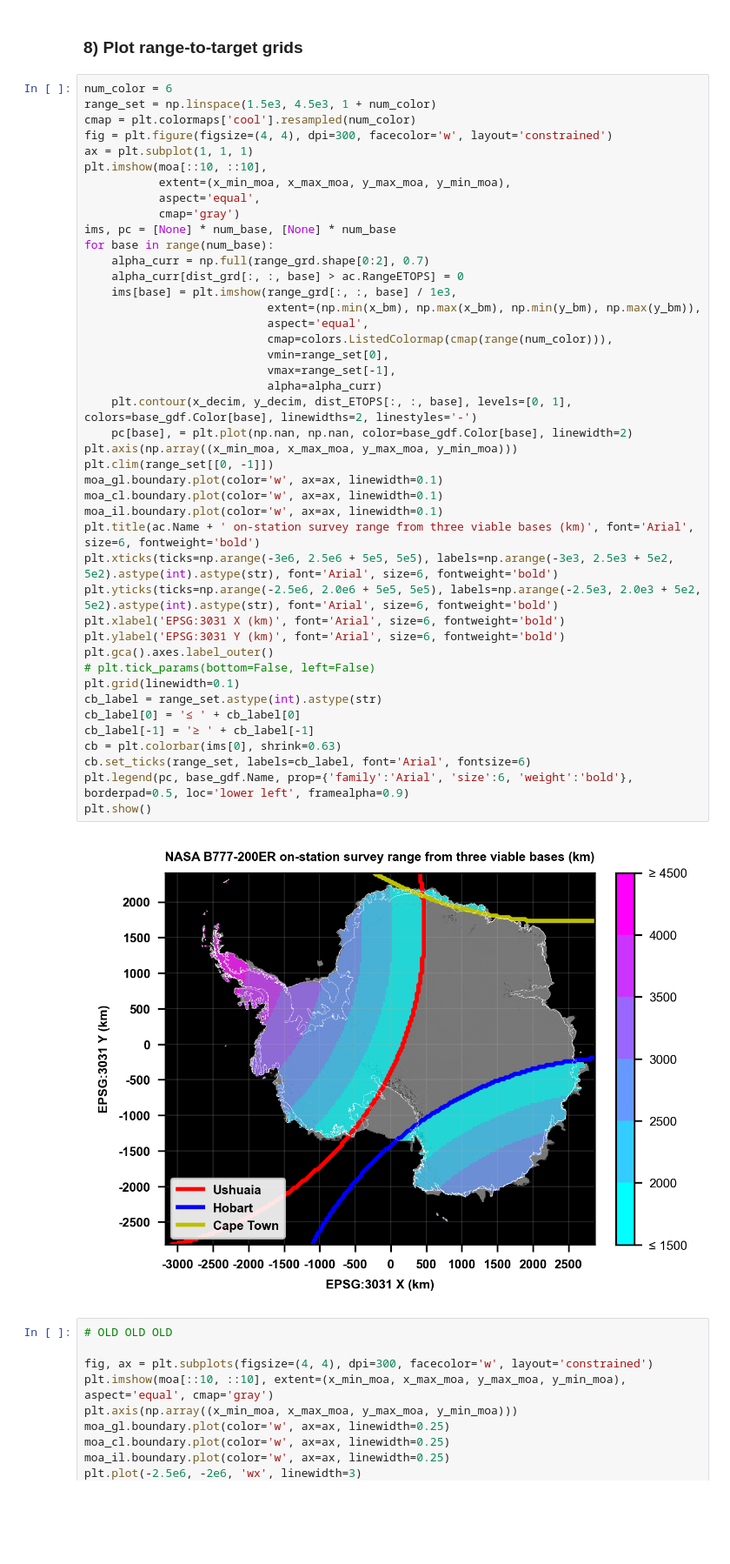
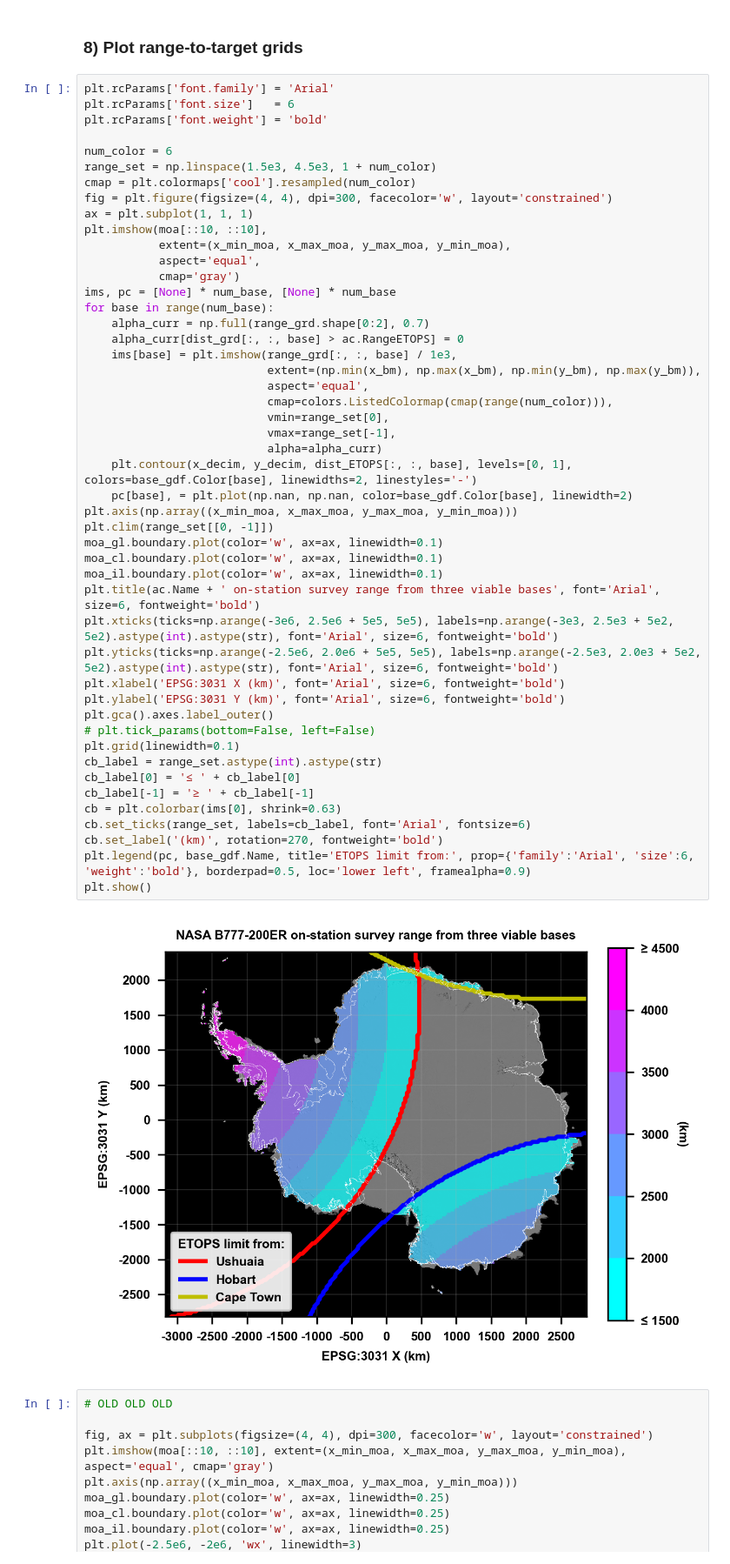
Before and after one commit to mstudinger/airborne_tool_suite, a Jupyter notebook: Python/B777/B777_range_Antarctica.ipynb, the cells around one changed output. Shown: that part at 87% size. Drawn from its saved outputs; the diff is of its cells as text; blank space fills up the shorter version.

```diff
--- a/Python/B777/B777_range_Antarctica.ipynb
+++ b/Python/B777/B777_range_Antarctica.ipynb
@@ -385,6 +389,10 @@ for pt in range(len(ind_mask)):
 # %% [markdown]
 ### 8) Plot range-to-target grids
 # %%
+plt.rcParams['font.family'] = 'Arial'
+plt.rcParams['font.size']   = 6
+plt.rcParams['font.weight'] = 'bold'
+
 num_color = 6
 range_set = np.linspace(1.5e3, 4.5e3, 1 + num_color)
 cmap = plt.colormaps['cool'].resampled(num_color)
@@ -399,36 +407,37 @@ for base in range(num_base):
     alpha_curr = np.full(range_grd.shape[0:2], 0.7)
     alpha_curr[dist_grd[:, :, base] > ac.RangeETOPS] = 0
     ims[base] = plt.imshow(range_grd[:, :, base] / 1e3,
                            extent=(np.min(x_bm), np.max(x_bm), np.min(y_bm), np.max(y_bm)),
                            aspect='equal',
                            cmap=colors.ListedColormap(cmap(range(num_color))),
                            vmin=range_set[0],
                            vmax=range_set[-1],
                            alpha=alpha_curr)
     plt.contour(x_decim, y_decim, dist_ETOPS[:, :, base], levels=[0, 1], colors=base_gdf.Color[base], linewidths=2, linestyles='-')
     pc[base], = plt.plot(np.nan, np.nan, color=base_gdf.Color[base], linewidth=2)
 plt.axis(np.array((x_min_moa, x_max_moa, y_max_moa, y_min_moa)))
 plt.clim(range_set[[0, -1]])
 moa_gl.boundary.plot(color='w', ax=ax, linewidth=0.1)
 moa_cl.boundary.plot(color='w', ax=ax, linewidth=0.1)
 moa_il.boundary.plot(color='w', ax=ax, linewidth=0.1)
-plt.title(ac.Name + ' on-station survey range from three viable bases (km)', font='Arial', size=6, fontweight='bold')
+plt.title(ac.Name + ' on-station survey range from three viable bases', font='Arial', size=6, fontweight='bold')
 plt.xticks(ticks=np.arange(-3e6, 2.5e6 + 5e5, 5e5), labels=np.arange(-3e3, 2.5e3 + 5e2, 5e2).astype(int).astype(str), font='Arial', size=6, fontweight='bold')
 plt.yticks(ticks=np.arange(-2.5e6, 2.0e6 + 5e5, 5e5), labels=np.arange(-2.5e3, 2.0e3 + 5e2, 5e2).astype(int).astype(str), font='Arial', size=6, fontweight='bold')
 plt.xlabel('EPSG:3031 X (km)', font='Arial', size=6, fontweight='bold')
 plt.ylabel('EPSG:3031 Y (km)', font='Arial', size=6, fontweight='bold')
 plt.gca().axes.label_outer()
 # plt.tick_params(bottom=False, left=False)
 plt.grid(linewidth=0.1)
 cb_label = range_set.astype(int).astype(str)
 cb_label[0] = '≤ ' + cb_label[0]
 cb_label[-1] = '≥ ' + cb_label[-1]
 cb = plt.colorbar(ims[0], shrink=0.63)
 cb.set_ticks(range_set, labels=cb_label, font='Arial', fontsize=6)
-plt.legend(pc, base_gdf.Name, prop={'family':'Arial', 'size':6, 'weight':'bold'}, borderpad=0.5, loc='lower left', framealpha=0.9)
+cb.set_label('(km)', rotation=270, fontweight='bold')
+plt.legend(pc, base_gdf.Name, title='ETOPS limit from:', prop={'family':'Arial', 'size':6, 'weight':'bold'}, borderpad=0.5, loc='lower left', framealpha=0.9)
 plt.show()
 # %% [output]
-[figure, old version]
+[figure, new version]
 # %%
 # OLD OLD OLD
 
```
Also changed, not shown: parts of 1 cell of this notebook, 1 other file.
